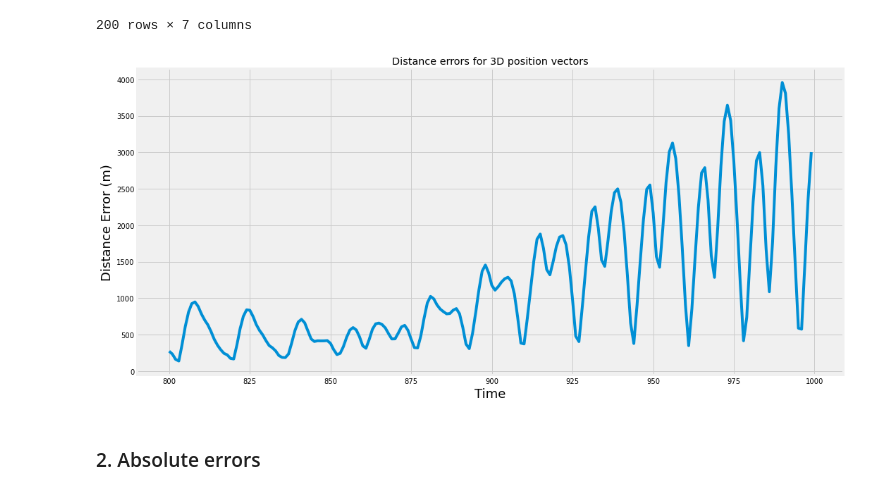
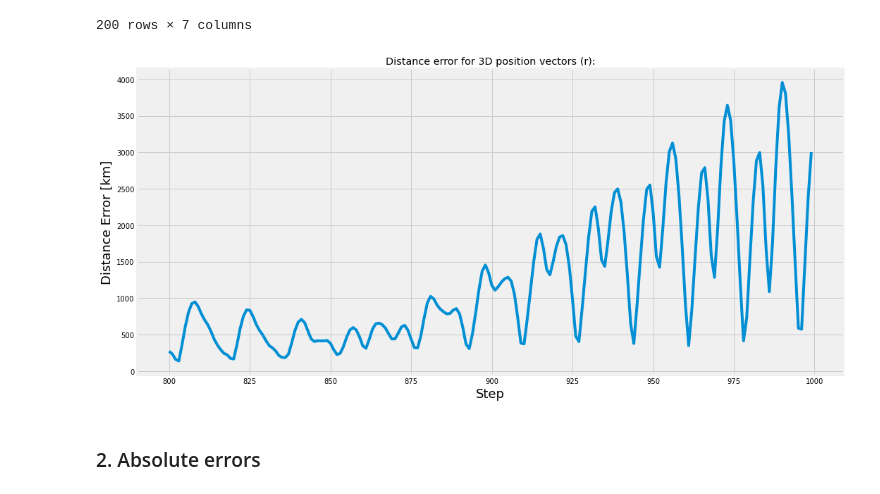
Before and after one commit to vladmarascu/Predicting-Orbits, a Jupyter notebook: RNNs/3rd Body Perturbation Univariate to OE.ipynb, the cells around one changed output. Drawn from its saved outputs; the diff is of its cells as text; code cells hidden in the pictures.

```diff
--- a/RNNs/3rd Body Perturbation Univariate to OE.ipynb
+++ b/RNNs/3rd Body Perturbation Univariate to OE.ipynb
@@ -421,12 +498,12 @@ df_err
 # %%
 plt.figure(figsize=(16,8))
 plt.plot(df_err.distance_error)
-plt.title('Distance errors for 3D position vectors')
-plt.xlabel('Time', fontsize=18)
-plt.ylabel('Distance Error (m)', fontsize=18)
+plt.title('Distance error for 3D position vectors (r):')
+plt.xlabel('Step', fontsize=18)
+plt.ylabel('Distance Error [km]', fontsize=18)
 plt.show()
 # %% [output]
-[figure, old version]
+[figure, new version]
 # %% [markdown]
 ### 2. Absolute errors
 # %% [markdown]
```
Also changed, not shown: parts of 9 cells of this notebook.
